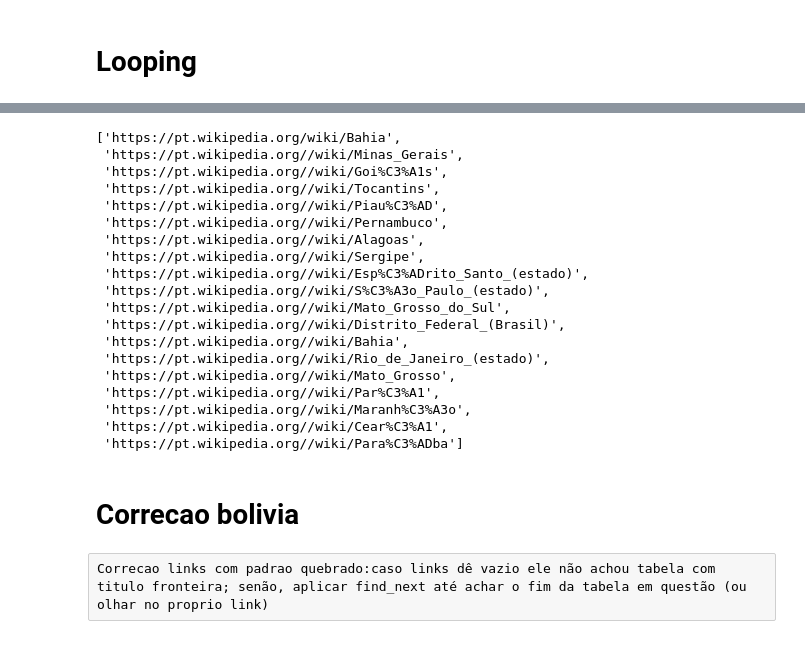
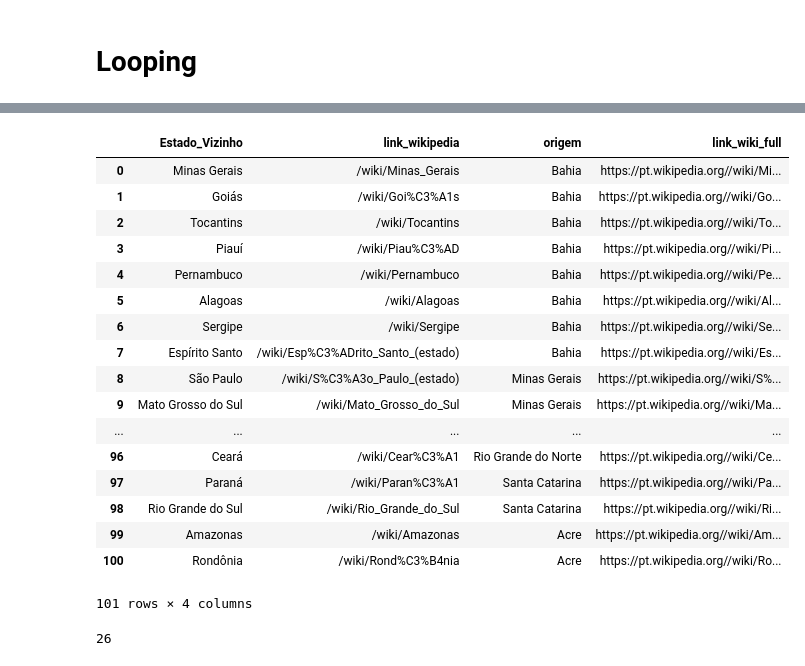
Before and after one commit to bigodoy/Wikipedia---Cidades-Vizinhas, a Jupyter notebook: Cidades Vizinhas.ipynb, the cells around one changed output, grey strips where cells are left out. Drawn from its saved outputs; the diff is of its cells as text; code cells hidden in the pictures.

```diff
--- a/Cidades Vizinhas.ipynb
+++ b/Cidades Vizinhas.ipynb
@@ -104,26 +83,0 @@ Necessario criar trava para regioes O/ S/ N para prosseguir
-# %%
-links_visitados
-# %% [output]
-['https://pt.wikipedia.org/wiki/Bahia',
- 'https://pt.wikipedia.org//wiki/Minas_Gerais',
- 'https://pt.wikipedia.org//wiki/Goi%C3%A1s',
- 'https://pt.wikipedia.org//wiki/Tocantins',
- 'https://pt.wikipedia.org//wiki/Piau%C3%AD',
- 'https://pt.wikipedia.org//wiki/Pernambuco',
- 'https://pt.wikipedia.org//wiki/Alagoas',
- 'https://pt.wikipedia.org//wiki/Sergipe',
- 'https://pt.wikipedia.org//wiki/Esp%C3%ADrito_Santo_(estado)',
- 'https://pt.wikipedia.org//wiki/S%C3%A3o_Paulo_(estado)',
- 'https://pt.wikipedia.org//wiki/Mato_Grosso_do_Sul',
- 'https://pt.wikipedia.org//wiki/Distrito_Federal_(Brasil)',
- 'https://pt.wikipedia.org//wiki/Bahia',
- 'https://pt.wikipedia.org//wiki/Rio_de_Janeiro_(estado)',
- 'https://pt.wikipedia.org//wiki/Mato_Grosso',
- 'https://pt.wikipedia.org//wiki/Par%C3%A1',
- 'https://pt.wikipedia.org//wiki/Maranh%C3%A3o',
- 'https://pt.wikipedia.org//wiki/Cear%C3%A1',
- 'https://pt.wikipedia.org//wiki/Para%C3%ADba']
-# %% [markdown]
-# Correcao bolivia
-# %% [raw]
-Correcao links com padrao quebrado:caso links dê vazio ele não achou tabela com titulo fronteira; senão, aplicar find_next até achar o fim da tabela em questão (ou olhar no proprio link)
@@ -140,0 +84,31 @@ Correcao links com padrao quebrado:caso links dê vazio ele não achou tabela co
+# %%
+#Retiro paises da lista de estados e desprezo duplicadas
+paises= ['N', 'S', 'O', 'Bolívia', 'Paraguai','Guiana', 'Suriname','Venezuela', 'Colômbia',
+ 'Argentina','Peru', 'França', 'Guiana Francesa', '[1]']
+
+estados_final = df_sp[~df_sp['Estado_Vizinho'].isin(paises)].drop_duplicates().reset_index(drop=True)
+estados_final
+# %% [output]
+|  | Estado_Vizinho | link_wikipedia | origem | link_wiki_full |
+| 0 | Minas Gerais | /wiki/Minas_Gerais | Bahia | https://pt.wikipedia.org//wiki/Mi... |
+| 1 | Goiás | /wiki/Goi%C3%A1s | Bahia | https://pt.wikipedia.org//wiki/Go... |
+| 2 | Tocantins | /wiki/Tocantins | Bahia | https://pt.wikipedia.org//wiki/To... |
+| 3 | Piauí | /wiki/Piau%C3%AD | Bahia | https://pt.wikipedia.org//wiki/Pi... |
+| 4 | Pernambuco | /wiki/Pernambuco | Bahia | https://pt.wikipedia.org//wiki/Pe... |
+| 5 | Alagoas | /wiki/Alagoas | Bahia | https://pt.wikipedia.org//wiki/Al... |
+| 6 | Sergipe | /wiki/Sergipe | Bahia | https://pt.wikipedia.org//wiki/Se... |
+| 7 | Espírito Santo | /wiki/Esp%C3%ADrito_Santo_(estado) | Bahia | https://pt.wikipedia.org//wiki/Es... |
+| 8 | São Paulo | /wiki/S%C3%A3o_Paulo_(estado) | Minas Gerais | https://pt.wikipedia.org//wiki/S%... |
+| 9 | Mato Grosso do Sul | /wiki/Mato_Grosso_do_Sul | Minas Gerais | https://pt.wikipedia.org//wiki/Ma... |
+| ... | ... | ... | ... | ... |
+| 96 | Ceará | /wiki/Cear%C3%A1 | Rio Grande do Norte | https://pt.wikipedia.org//wiki/Ce... |
+| 97 | Paraná | /wiki/Paran%C3%A1 | Santa Catarina | https://pt.wikipedia.org//wiki/Pa... |
+| 98 | Rio Grande do Sul | /wiki/Rio_Grande_do_Sul | Santa Catarina | https://pt.wikipedia.org//wiki/Ri... |
+| 99 | Amazonas | /wiki/Amazonas | Acre | https://pt.wikipedia.org//wiki/Am... |
+| 100 | Rondônia | /wiki/Rond%C3%B4nia | Acre | https://pt.wikipedia.org//wiki/Ro... |
+101 rows × 4 columns
+# %%
+#Verifico a quantidade de estados
+len(estados_final['origem'].unique())
+# %% [output]
+26
```
Also changed, not shown: parts of 11 cells of this notebook.
